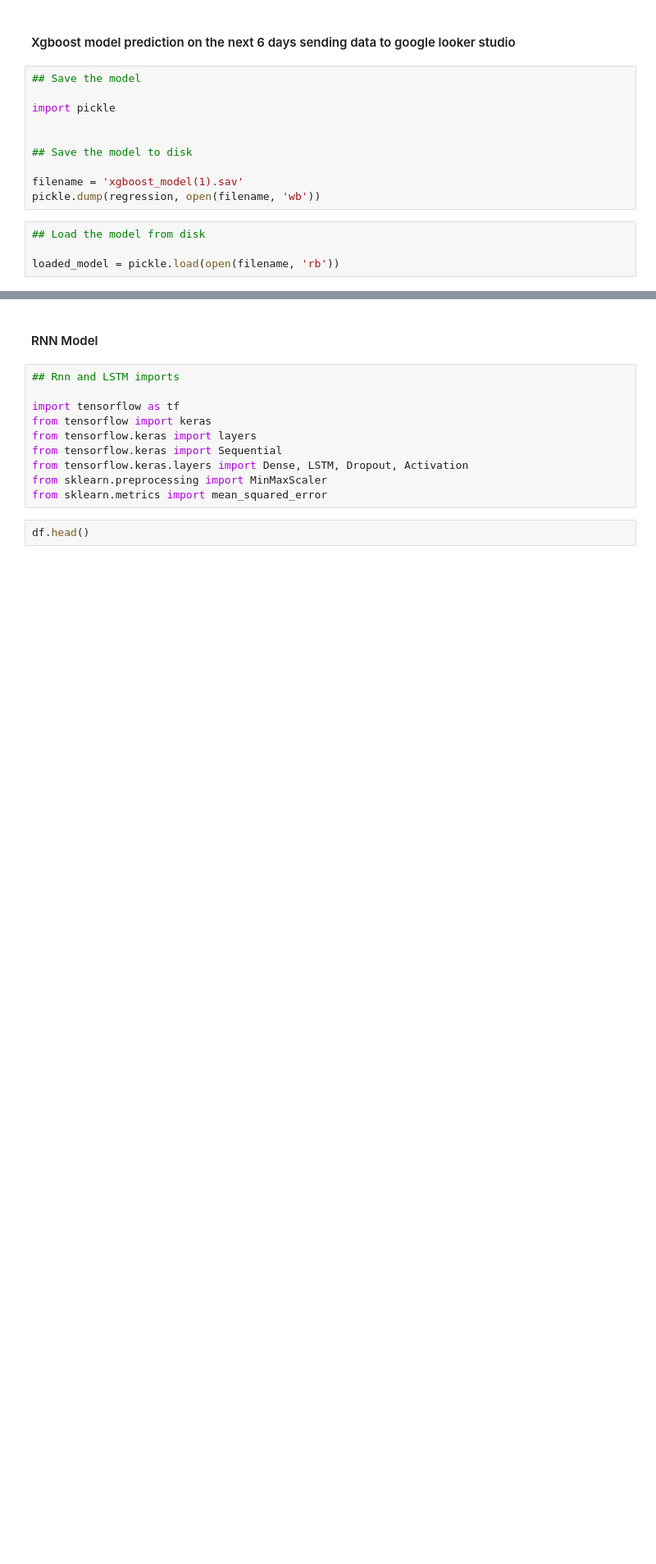
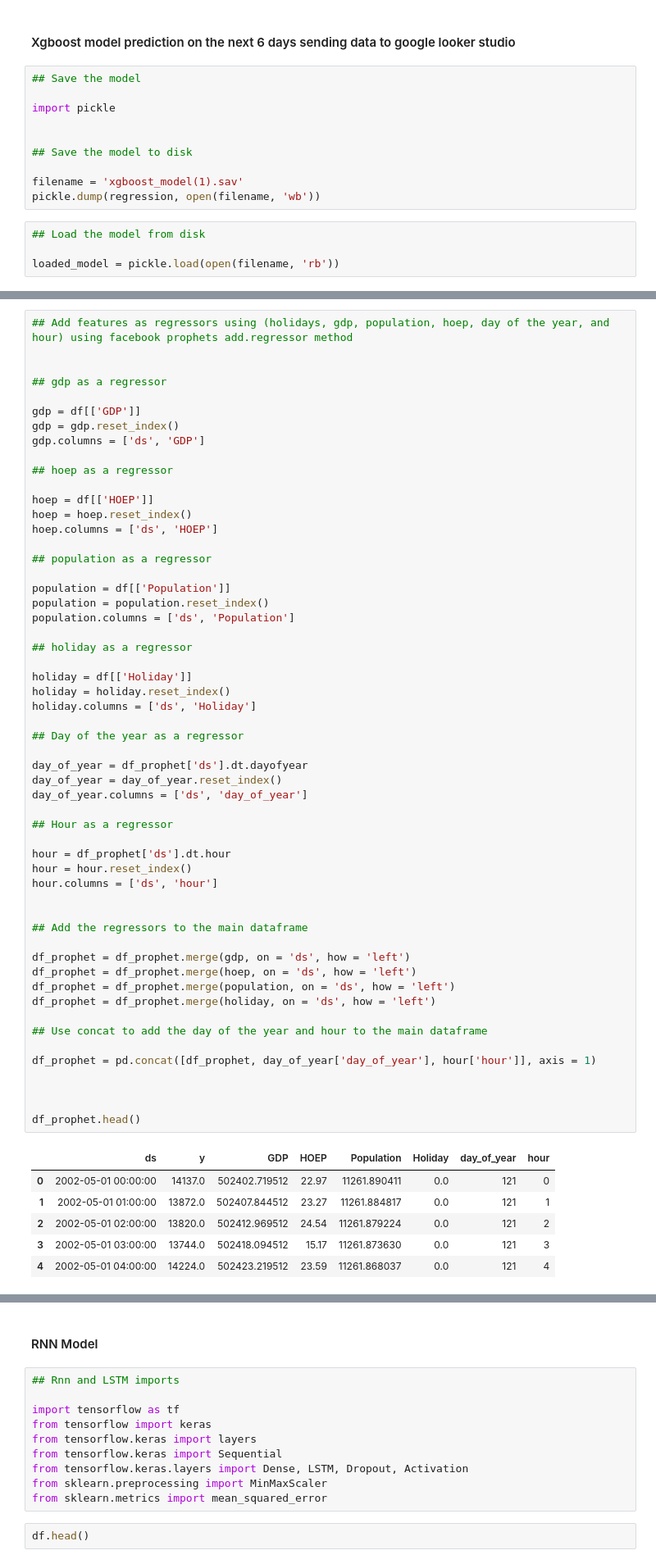
Before and after one commit to MarwanH7/Energy_Consumption_Forecasting_Dashboard, a Jupyter notebook: Notebooks/02_Model_Training_Basic(MVP).ipynb, the cells around one changed output, grey strips where cells are left out. Shown at 82% size. Cells and saved outputs as stored; diff of their text form; blank space fills up the shorter version.

```diff
--- a/Notebooks/02_Model_Training_Basic(MVP).ipynb
+++ b/Notebooks/02_Model_Training_Basic(MVP).ipynb
@@ -375,0 +626,62 @@ loaded_model = pickle.load(open(filename, 'rb'))
+# %%
+## Add features as regressors using (holidays, gdp, population, hoep, day of the year, and hour) using facebook prophets add.regressor method
+
+
+## gdp as a regressor
+
+gdp = df[['GDP']]
+gdp = gdp.reset_index()
+gdp.columns = ['ds', 'GDP']
+
+## hoep as a regressor
+
+hoep = df[['HOEP']]
+hoep = hoep.reset_index()
+hoep.columns = ['ds', 'HOEP']
+
+## population as a regressor
+
+population = df[['Population']]
+population = population.reset_index()
+population.columns = ['ds', 'Population']
+
+## holiday as a regressor
+
+holiday = df[['Holiday']]
+holiday = holiday.reset_index()
+holiday.columns = ['ds', 'Holiday']
+
+## Day of the year as a regressor
+
+day_of_year = df_prophet['ds'].dt.dayofyear
+day_of_year = day_of_year.reset_index()
+day_of_year.columns = ['ds', 'day_of_year']
+
+## Hour as a regressor
+
+hour = df_prophet['ds'].dt.hour
+hour = hour.reset_index()
+hour.columns = ['ds', 'hour']
+
+
+## Add the regressors to the main dataframe
+
+df_prophet = df_prophet.merge(gdp, on = 'ds', how = 'left')
+df_prophet = df_prophet.merge(hoep, on = 'ds', how = 'left')
+df_prophet = df_prophet.merge(population, on = 'ds', how = 'left')
+df_prophet = df_prophet.merge(holiday, on = 'ds', how = 'left')
+
+## Use concat to add the day of the year and hour to the main dataframe
+
+df_prophet = pd.concat([df_prophet, day_of_year['day_of_year'], hour['hour']], axis = 1)
+
+
+
+df_prophet.head()
+# %% [output]
+|  | ds | y | GDP | HOEP | Population | Holiday | day_of_year | hour |
+| 0 | 2002-05-01 00:00:00 | 14137.0 | 502402.719512 | 22.97 | 11261.890411 | 0.0 | 121 | 0 |
+| 1 | 2002-05-01 01:00:00 | 13872.0 | 502407.844512 | 23.27 | 11261.884817 | 0.0 | 121 | 1 |
+| 2 | 2002-05-01 02:00:00 | 13820.0 | 502412.969512 | 24.54 | 11261.879224 | 0.0 | 121 | 2 |
+| 3 | 2002-05-01 03:00:00 | 13744.0 | 502418.094512 | 15.17 | 11261.873630 | 0.0 | 121 | 3 |
+| 4 | 2002-05-01 04:00:00 | 14224.0 | 502423.219512 | 23.59 | 11261.868037 | 0.0 | 121 | 4 |
```
Also changed, not shown: parts of 28 cells of this notebook, 1 other file.
